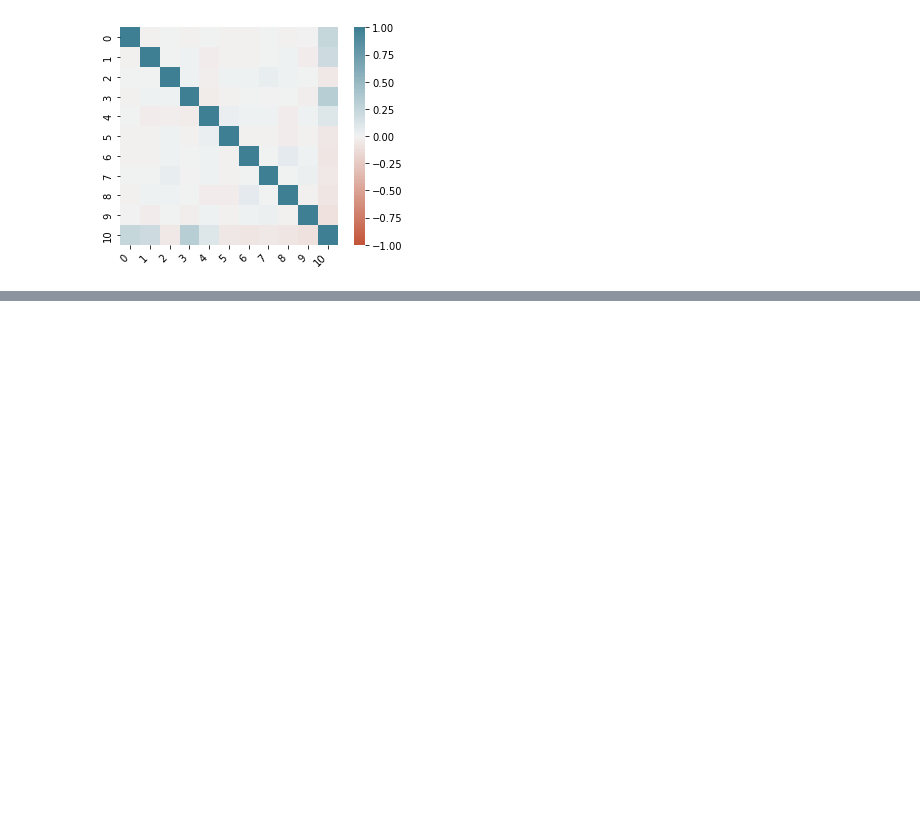
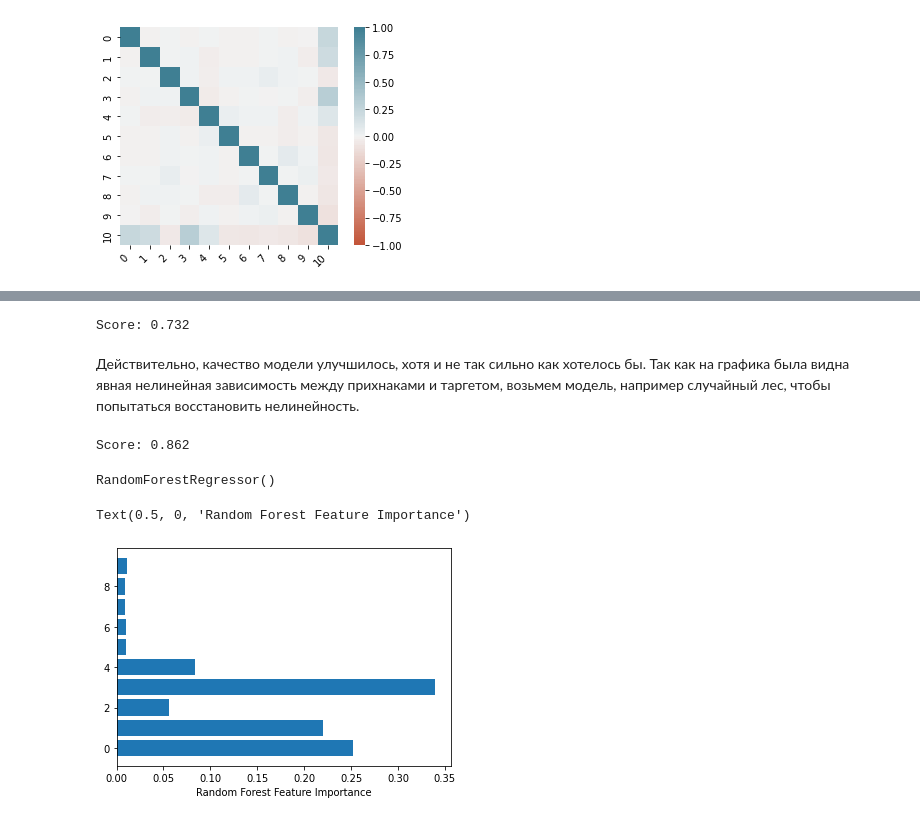
Before and after one commit to Yuriy-Kanygin/accenture, a Jupyter notebook: solution.ipynb, the cells around one changed output, grey strips where cells are left out. Cells and saved outputs as stored; diff of their text form; code cells hidden in the pictures; blank space fills up the shorter version.

```diff
--- a/solution.ipynb
+++ b/solution.ipynb
@@ -100,0 +110,31 @@ print(f"Score: {score:.3f}")
+# %%
+model = LinearRegression()
+cv = KFold(n_splits=5, shuffle=True, random_state=241)
+
+score = cross_val_score(model, X, y, cv=cv, scoring="r2", n_jobs=-1).mean()
+print(f"Score: {score:.3f}")
+# %% [output]
+Score: 0.732
+# %% [markdown]
+Действительно, качество модели улучшилось, хотя и не так сильно как хотелось бы. Так как на графика была видна явная нелинейная зависимость между прихнаками и таргетом, возьмем модель, например случайный лес, чтобы попытаться восстановить нелинейность.
+# %%
+from sklearn.ensemble import RandomForestRegressor
+X, y = data.loc[:, 0:9], data.loc[:, 10]
+# %%
+model = RandomForestRegressor()
+cv = KFold(n_splits=5, shuffle=True, random_state=241)
+
+score = cross_val_score(model, X, y, cv=cv, scoring="r2", n_jobs=-1).mean()
+print(f"Score: {score:.3f}")
+# %% [output]
+Score: 0.862
+# %%
+model.fit(X, y)
+# %% [output]
+RandomForestRegressor()
+# %%
+plt.barh(X.keys(), model.feature_importances_)
+plt.xlabel("Random Forest Feature Importance")
+# %% [output]
+Text(0.5, 0, 'Random Forest Feature Importance')
+[figure, added]
```
Also changed, not shown: parts of 15 cells of this notebook.
